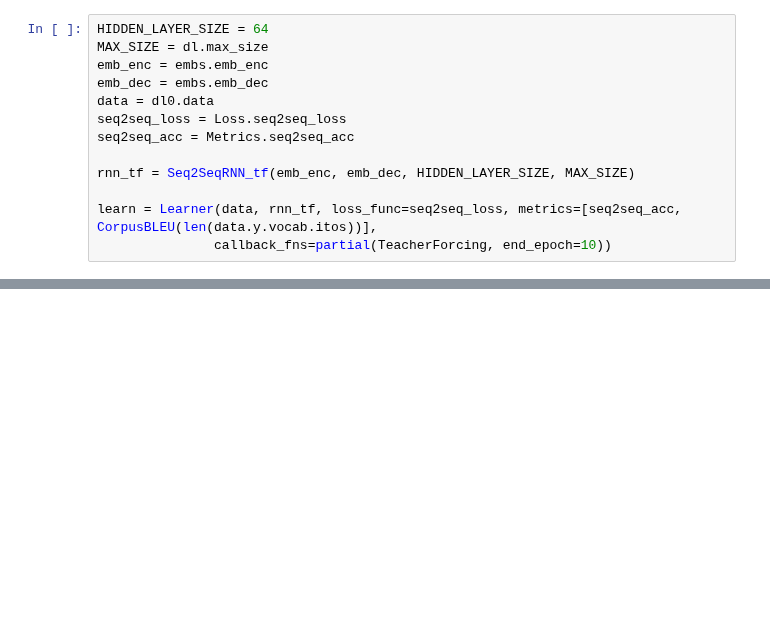
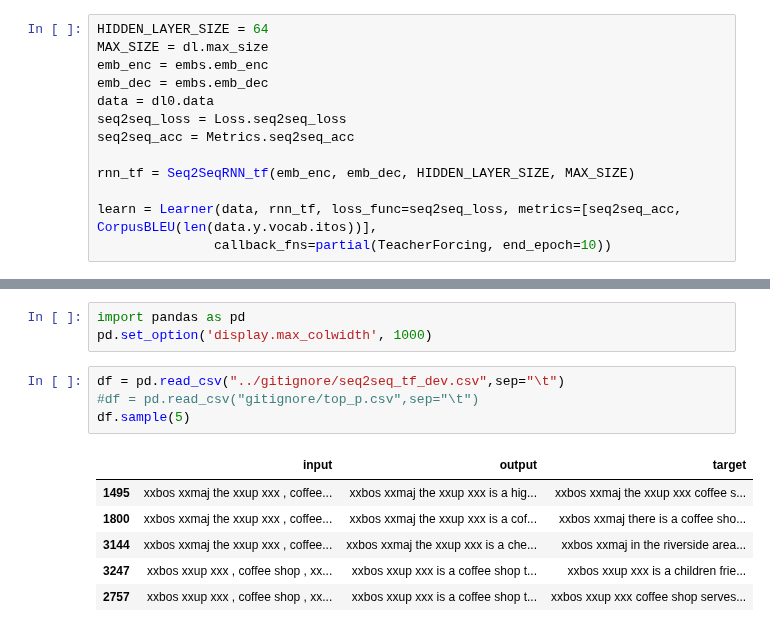
Before and after one commit to nadjet/e2e_nlg, a Jupyter notebook: notebooks/seq2seq_tf.ipynb, the cells around one changed output, grey strips where cells are left out. Cells and saved outputs as stored; diff of their text form; blank space fills up the shorter version.

```diff
--- a/notebooks/seq2seq_tf.ipynb
+++ b/notebooks/seq2seq_tf.ipynb
@@ -186,0 +217,14 @@ df.to_csv("seq2seq_tf_dev.csv",index=False,sep="\t")
+# %%
+import pandas as pd
+pd.set_option('display.max_colwidth', 1000)
+# %%
+df = pd.read_csv("../gitignore/seq2seq_tf_dev.csv",sep="\t")
+#df = pd.read_csv("gitignore/top_p.csv",sep="\t")
+df.sample(5)
+# %% [output]
+|  | input | output | target |
+| 1495 | xxbos xxmaj the xxup xxx , coffee... | xxbos xxmaj the xxup xxx is a hig... | xxbos xxmaj the xxup xxx coffee s... |
+| 1800 | xxbos xxmaj the xxup xxx , coffee... | xxbos xxmaj the xxup xxx is a cof... | xxbos xxmaj there is a coffee sho... |
+| 3144 | xxbos xxmaj the xxup xxx , coffee... | xxbos xxmaj the xxup xxx is a che... | xxbos xxmaj in the riverside area... |
+| 3247 | xxbos xxup xxx , coffee shop , xx... | xxbos xxup xxx is a coffee shop t... | xxbos xxup xxx is a children frie... |
+| 2757 | xxbos xxup xxx , coffee shop , xx... | xxbos xxup xxx is a coffee shop t... | xxbos xxup xxx coffee shop serves... |
```
Also changed, not shown: parts of 27 cells of this notebook, 17 other files.
